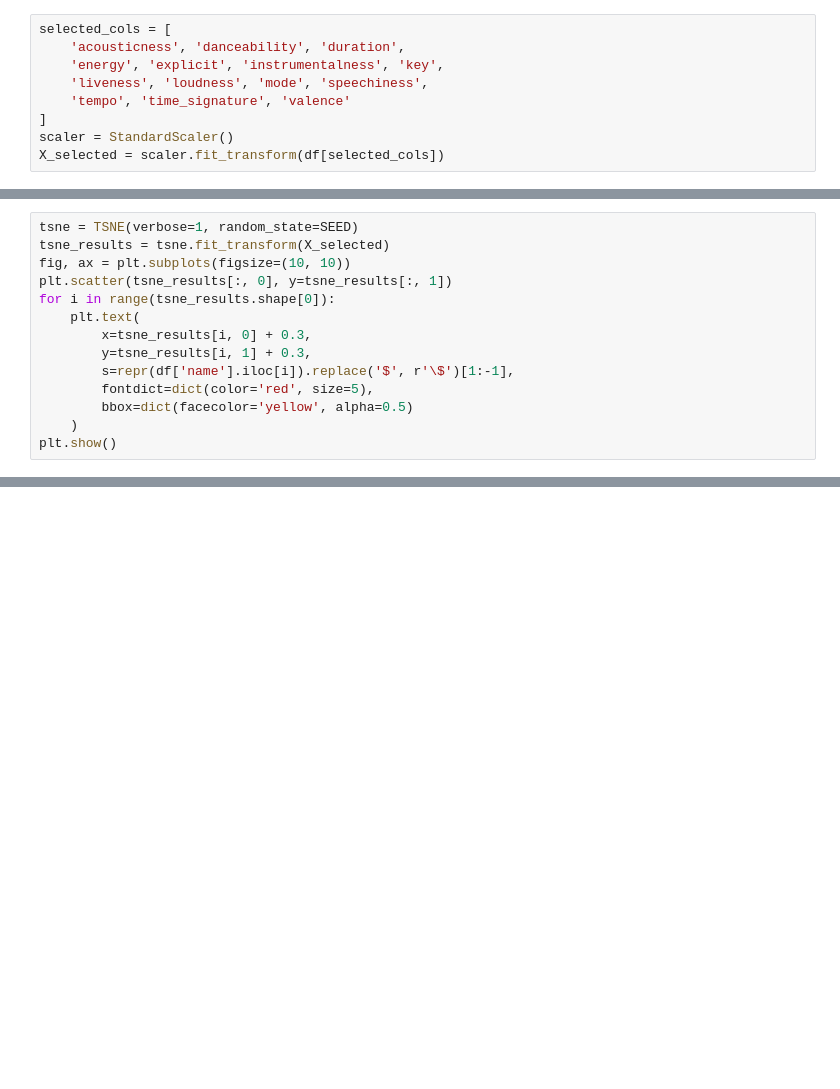
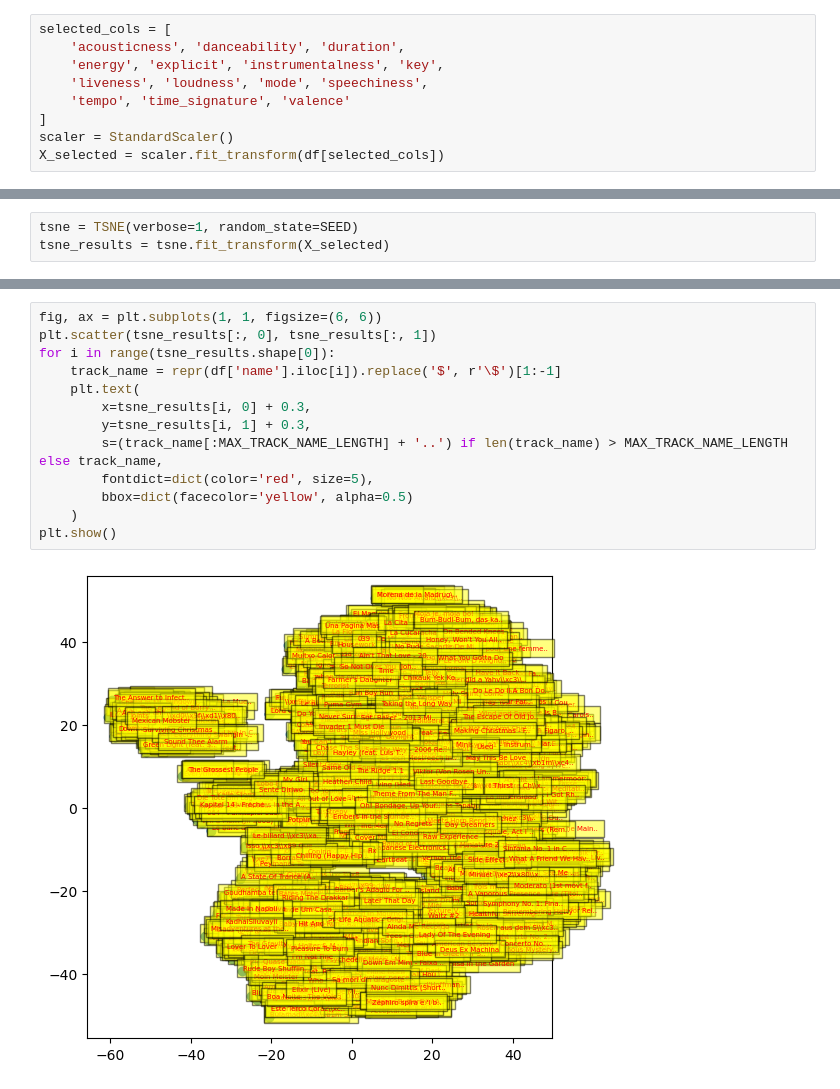
Before and after one commit to octoclonius/Data-Science-Project, a Jupyter notebook: visualization.ipynb, the cells around one changed output, grey strips where cells are left out. Saved outputs shown, nothing was run; the diff lists cells and outputs as text; blank space fills up the shorter version.

```diff
--- a/visualization.ipynb
+++ b/visualization.ipynb
@@ -81,14 +141,3 @@ row
 # %%
 tsne = TSNE(verbose=1, random_state=SEED)
 tsne_results = tsne.fit_transform(X_selected)
-fig, ax = plt.subplots(figsize=(10, 10))
-plt.scatter(tsne_results[:, 0], y=tsne_results[:, 1])
-for i in range(tsne_results.shape[0]):
-    plt.text(
-        x=tsne_results[i, 0] + 0.3,
-        y=tsne_results[i, 1] + 0.3,
-        s=repr(df['name'].iloc[i]).replace('$', r'\$')[1:-1],
-        fontdict=dict(color='red', size=5),
-        bbox=dict(facecolor='yellow', alpha=0.5)
-    )
-plt.show()
@@ -94,0 +154,15 @@ plt.show()
+# %%
+fig, ax = plt.subplots(1, 1, figsize=(6, 6))
+plt.scatter(tsne_results[:, 0], tsne_results[:, 1])
+for i in range(tsne_results.shape[0]):
+    track_name = repr(df['name'].iloc[i]).replace('$', r'\$')[1:-1]
+    plt.text(
+        x=tsne_results[i, 0] + 0.3,
+        y=tsne_results[i, 1] + 0.3,
+        s=(track_name[:MAX_TRACK_NAME_LENGTH] + '..') if len(track_name) > MAX_TRACK_NAME_LENGTH else track_name,
+        fontdict=dict(color='red', size=5),
+        bbox=dict(facecolor='yellow', alpha=0.5)
+    )
+plt.show()
+# %% [output]
+[figure, added]
```
Also changed, not shown: parts of 22 cells of this notebook.
